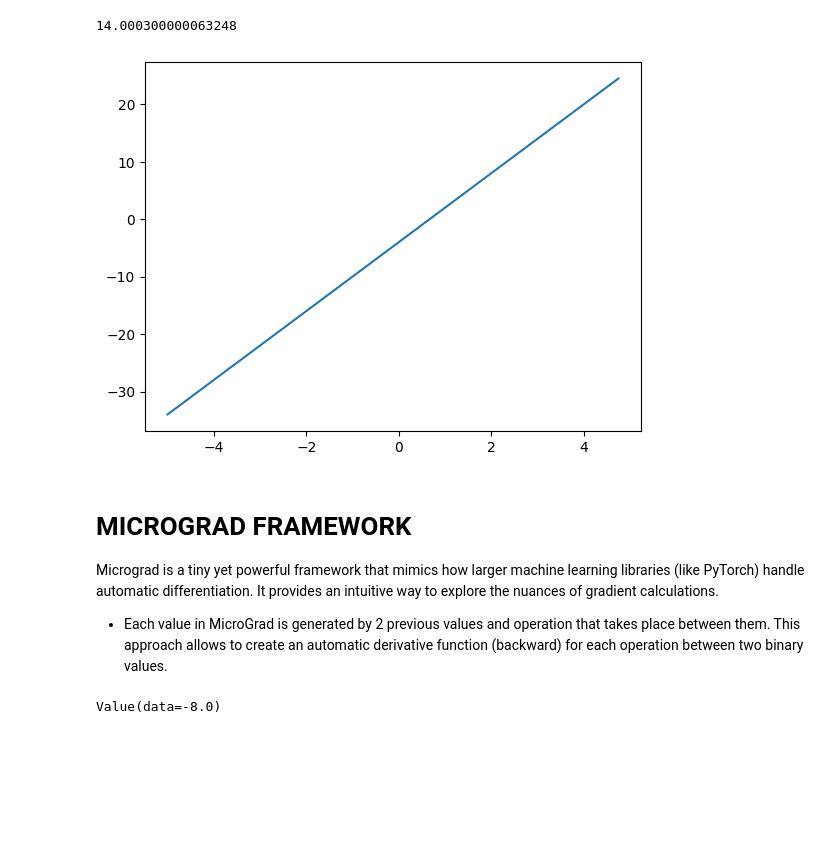
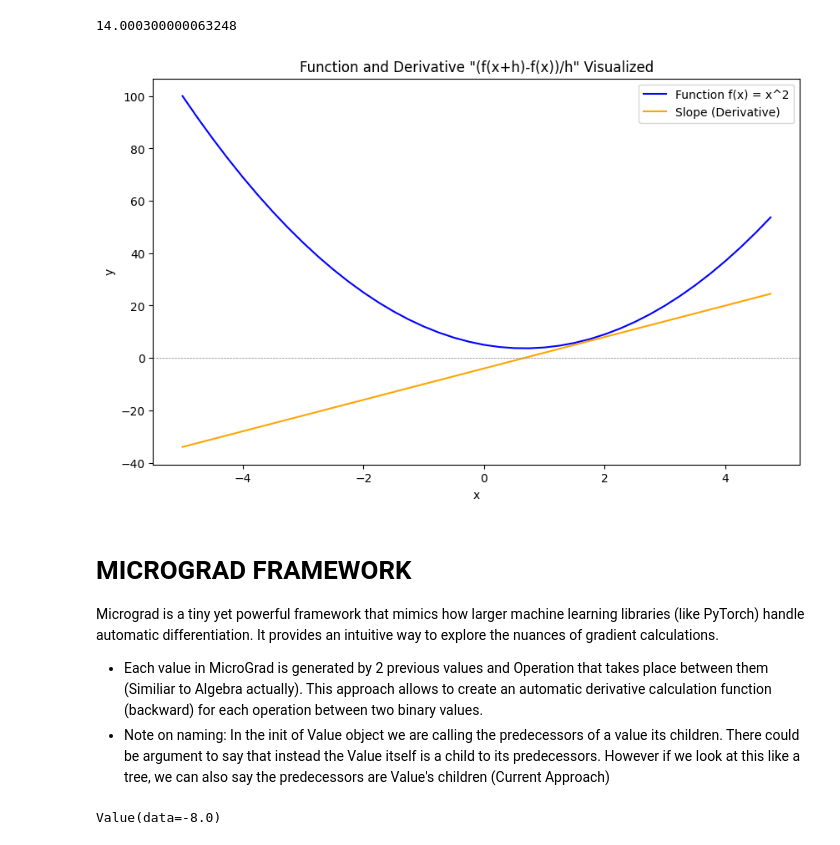
Before and after one commit to AndresNamm/nn_zero_to_hero, a Jupyter notebook: micrograd_from_scratch.ipynb, the cells around one changed output. Drawn from its saved outputs; the diff is of its cells as text; code cells hidden in the pictures; blank space fills up the shorter version.

Commit message:
Added extra explanations to Value class

```diff
--- a/micrograd_from_scratch.ipynb
+++ b/micrograd_from_scratch.ipynb
@@ -33,23 +33,45 @@ dfdx = ((f(x+h)-f(x))/h)
 print(dfdx)
 # %% [output]
 14.000300000063248
-# %%
-def slope(x,h=0.0001):
-    return ((f(x+h)-f(x))/h)
-
-
-xs = np.arange(-5,5,0.25)
-ys = slope(xs)
-
-plot=plt.plot(xs,ys)
-# %% [output]
-[figure, removed]
+# %%
+def slope(x,h=0.0001):
+    return ((f(x+h)-f(x))/h)
+
+
+xs = np.arange(-5,5,0.25)
+ys = slope(xs)
+
+ys_function = f(xs)
+
+# Create the plot
+plt.figure(figsize=(10, 6))
+
+# Plot the function f(x)
+plt.plot(xs, ys_function, label="Function f(x) = x^2", color="blue")
+
+# Plot the slope (numerical derivative)
+plt.plot(xs, ys, label="Slope (Derivative)", color="orange")
+
+# Add title and labels
+plt.title('Function and Derivative "(f(x+h)-f(x))/h" Visualized')
+plt.xlabel("x")
+plt.ylabel("y")
+plt.axhline(0, color="gray", linewidth=0.5, linestyle="--")  # Add a horizontal line at y=0
+
+# Add a legend
+plt.legend()
+
+# Display the plot
+plt.show()
+# %% [output]
+[figure, added]
 # %% [markdown]
 # MICROGRAD FRAMEWORK
 
 Micrograd is a tiny yet powerful framework that mimics how larger machine learning libraries (like PyTorch) handle automatic differentiation. It provides an intuitive way to explore the nuances of gradient calculations.
 
-+ Each value in MicroGrad is generated by 2 previous values and operation that takes place between them. This approach allows to create an automatic derivative function (backward) for each operation between two binary values.
++ Each value in MicroGrad is generated by 2 previous values and Operation that takes place between them (Similiar to Algebra actually). This approach allows to create an automatic derivative calculation function (backward) for each operation between two binary values.
++ Note on naming: In the init of Value object we are calling the predecessors of a value its children. There could be argument to say that instead the Value itself is a child to its predecessors. However if we look at this like a tree, we can also say the predecessors are Value's children (Current Approach)
 # %%
 class Value:
 
```
Also changed, not shown: parts of 11 cells of this notebook.
